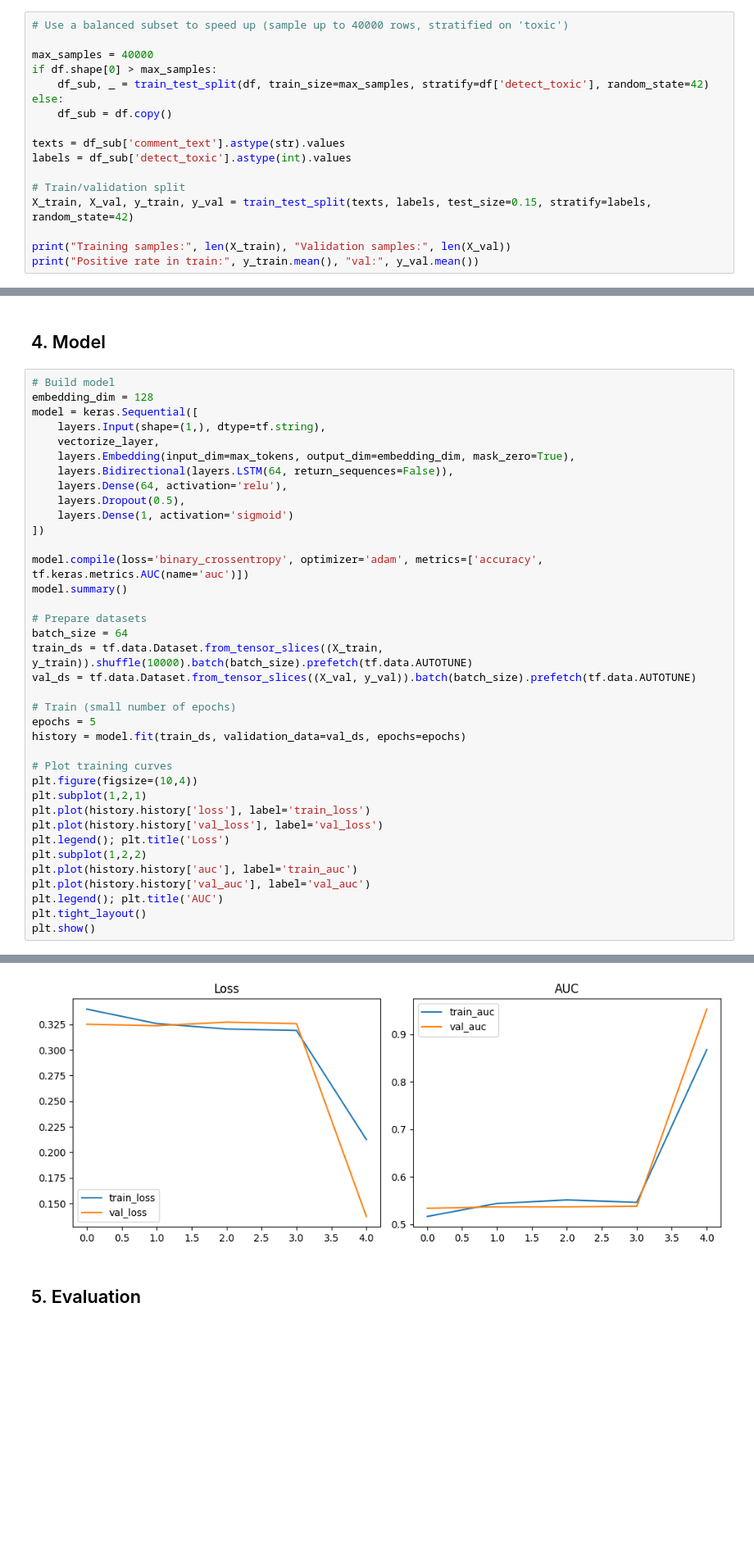
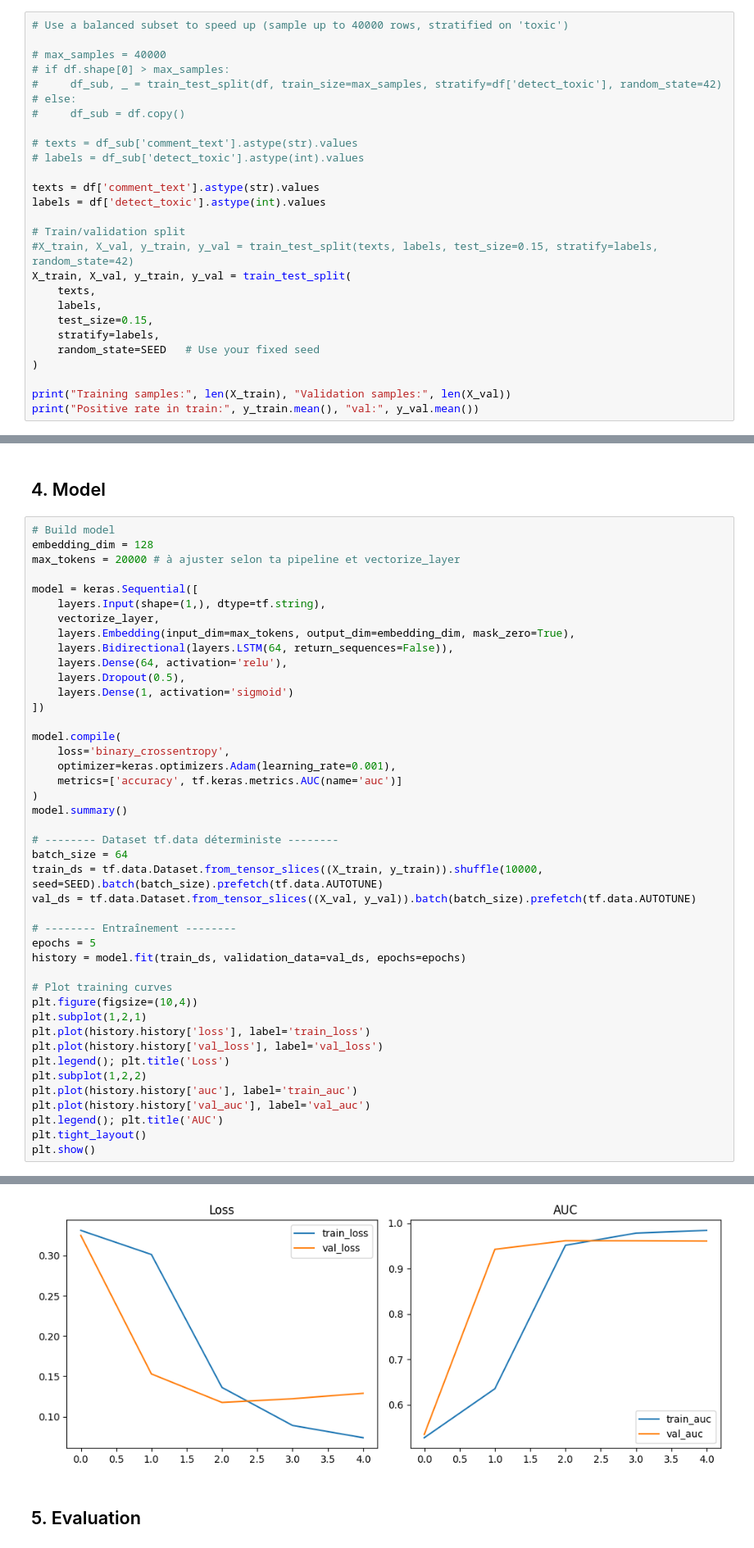
Before and after one commit to Nathan2BLK/2025_DSTI_DeepLearning_Project, a Jupyter notebook: toxic_message_detection.ipynb, the cells around one changed output, grey strips where cells are left out. Shown at 82% size. Saved outputs shown, nothing was run; the diff lists cells and outputs as text; blank space fills up the shorter version.

Commit message:
Add files via upload
feat(model): improve architecture and accuracy
test(app): run functional tests on inference workflow

```diff
--- a/toxic_message_detection.ipynb
+++ b/toxic_message_detection.ipynb
@@ -318,17 +351,27 @@ df['clean_comment'][0]
 # %%
 # Use a balanced subset to speed up (sample up to 40000 rows, stratified on 'toxic')
 
-max_samples = 40000
-if df.shape[0] > max_samples:
-    df_sub, _ = train_test_split(df, train_size=max_samples, stratify=df['detect_toxic'], random_state=42)
-else:
-    df_sub = df.copy()
+# max_samples = 40000
+# if df.shape[0] > max_samples:
+#     df_sub, _ = train_test_split(df, train_size=max_samples, stratify=df['detect_toxic'], random_state=42)
+# else:
+#     df_sub = df.copy()
 
-texts = df_sub['comment_text'].astype(str).values
-labels = df_sub['detect_toxic'].astype(int).values
+# texts = df_sub['comment_text'].astype(str).values
+# labels = df_sub['detect_toxic'].astype(int).values
+
+texts = df['comment_text'].astype(str).values
+labels = df['detect_toxic'].astype(int).values
 
 # Train/validation split
-X_train, X_val, y_train, y_val = train_test_split(texts, labels, test_size=0.15, stratify=labels, random_state=42)
+#X_train, X_val, y_train, y_val = train_test_split(texts, labels, test_size=0.15, stratify=labels, random_state=42)
+X_train, X_val, y_train, y_val = train_test_split(
+    texts,
+    labels,
+    test_size=0.15,
+    stratify=labels,
+    random_state=SEED   # Use your fixed seed
+)
 
 print("Training samples:", len(X_train), "Validation samples:", len(X_val))
 print("Positive rate in train:", y_train.mean(), "val:", y_val.mean())
@@ -348,6 +391,8 @@ vectorize_layer.adapt(X_train)
 # %%
 # Build model
 embedding_dim = 128
+max_tokens = 20000 # à ajuster selon ta pipeline et vectorize_layer
+
 model = keras.Sequential([
     layers.Input(shape=(1,), dtype=tf.string),
     vectorize_layer,
@@ -358,15 +403,19 @@ model = keras.Sequential([
     layers.Dense(1, activation='sigmoid')
 ])
 
-model.compile(loss='binary_crossentropy', optimizer='adam', metrics=['accuracy', tf.keras.metrics.AUC(name='auc')])
+model.compile(
+    loss='binary_crossentropy',
+    optimizer=keras.optimizers.Adam(learning_rate=0.001),
+    metrics=['accuracy', tf.keras.metrics.AUC(name='auc')]
+)
 model.summary()
 
-# Prepare datasets
+# -------- Dataset tf.data déterministe --------
 batch_size = 64
-train_ds = tf.data.Dataset.from_tensor_slices((X_train, y_train)).shuffle(10000).batch(batch_size).prefetch(tf.data.AUTOTUNE)
+train_ds = tf.data.Dataset.from_tensor_slices((X_train, y_train)).shuffle(10000, seed=SEED).batch(batch_size).prefetch(tf.data.AUTOTUNE)
 val_ds = tf.data.Dataset.from_tensor_slices((X_val, y_val)).batch(batch_size).prefetch(tf.data.AUTOTUNE)
 
-# Train (small number of epochs)
+# -------- Entraînement --------
 epochs = 5
 history = model.fit(train_ds, validation_data=val_ds, epochs=epochs)
 
@@ -416,4 +465,4 @@ Epoch 5/5
-[figure, old version]
+[figure, new version]
 # %% [markdown]
 ## 5. Evaluation
 # %%
```
Also changed, not shown: parts of 13 cells of this notebook.
